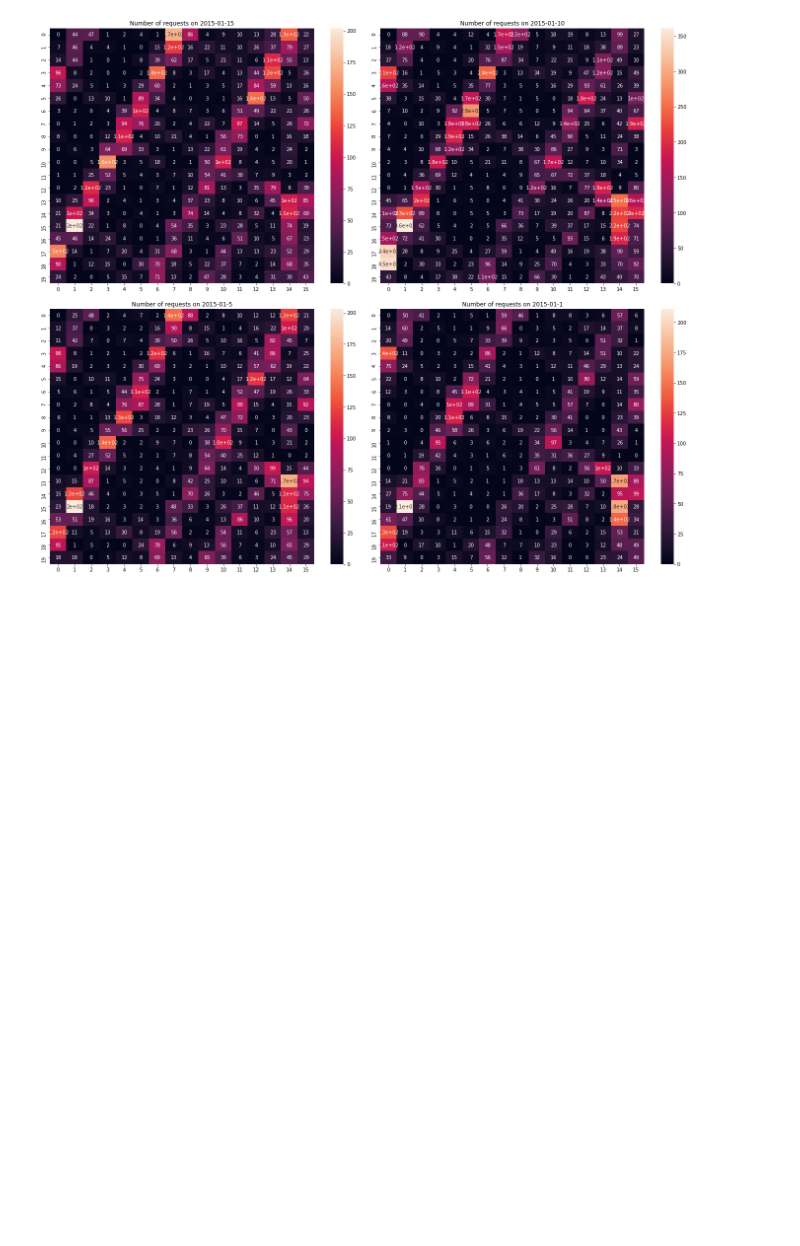
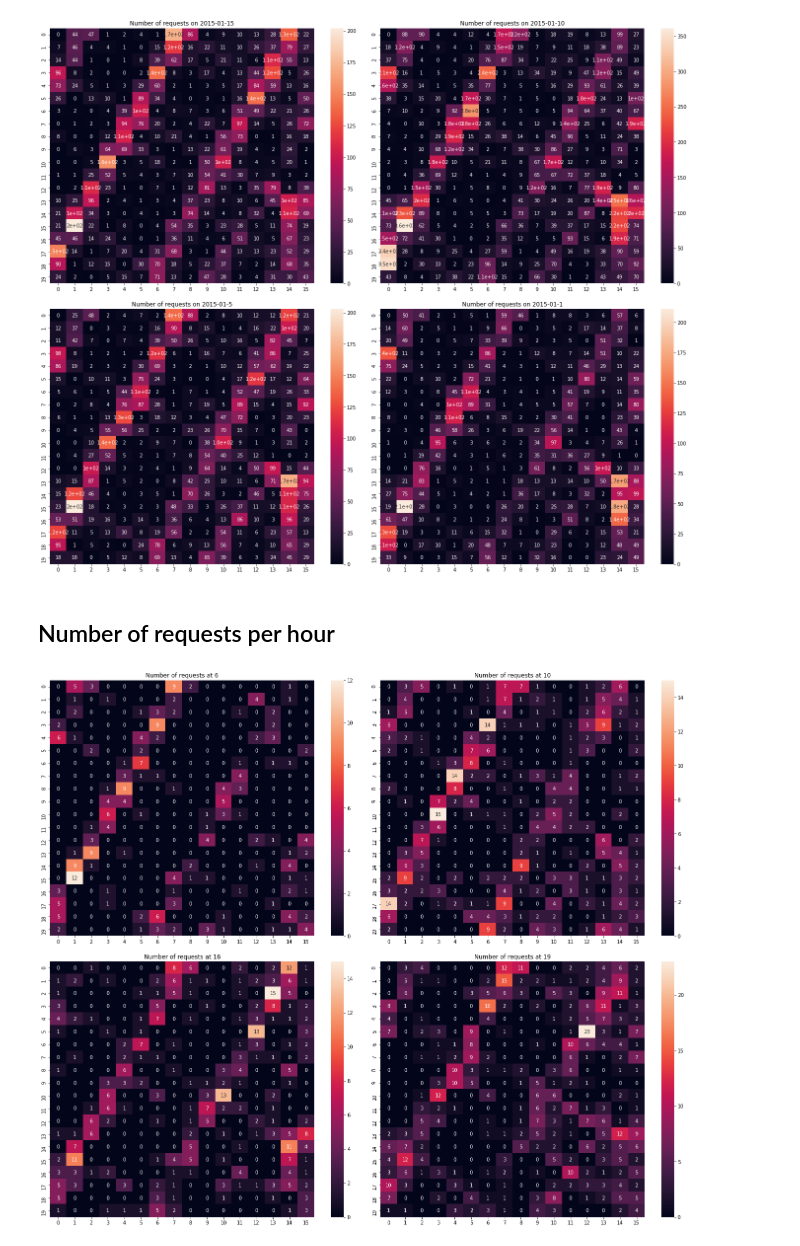
Before and after one commit to sash-ko/ai-transportation, a Jupyter notebook: cnn_demand_model/Baselines.ipynb, the cells around one changed output. Saved outputs shown, nothing was run; the diff lists cells and outputs as text; code cells hidden in the pictures; blank space fills up the shorter version.

Commit message:
Number of requests per hour

```diff
--- a/cnn_demand_model/Baselines.ipynb
+++ b/cnn_demand_model/Baselines.ipynb
@@ -77,3 +77,30 @@ for i, date in enumerate(
 plt.subplots_adjust(wspace=0, hspace=0.1)
 # %% [output]
 [figure]
+# %% [markdown]
+## Number of requests per hour
+# %%
+plt.figure(figsize=(24, 20))
+
+bins = (16, 20)
+hour = 10
+date = '2015-01-15'
+
+for i, hour in enumerate([6, 10, 16, 19]):
+
+    plt.subplot(2, 2, i + 1)
+
+    idx = (data.pickup_datetime.dt.date == pd.to_datetime(
+        date)) & (data.pickup_datetime.dt.hour == hour)
+
+    hist, _, _ = np.histogram2d(data[idx].pickup_lon,
+                                data[idx].pickup_lat,
+                                range=sample_box,
+                                bins=bins)
+
+    plt.title(f'Number of requests at {hour}')
+    sns.heatmap(np.flip(np.fliplr(hist.T)), annot=True)
+
+plt.subplots_adjust(wspace=0, hspace=0.1)
+# %% [output]
+[figure, added]
```
